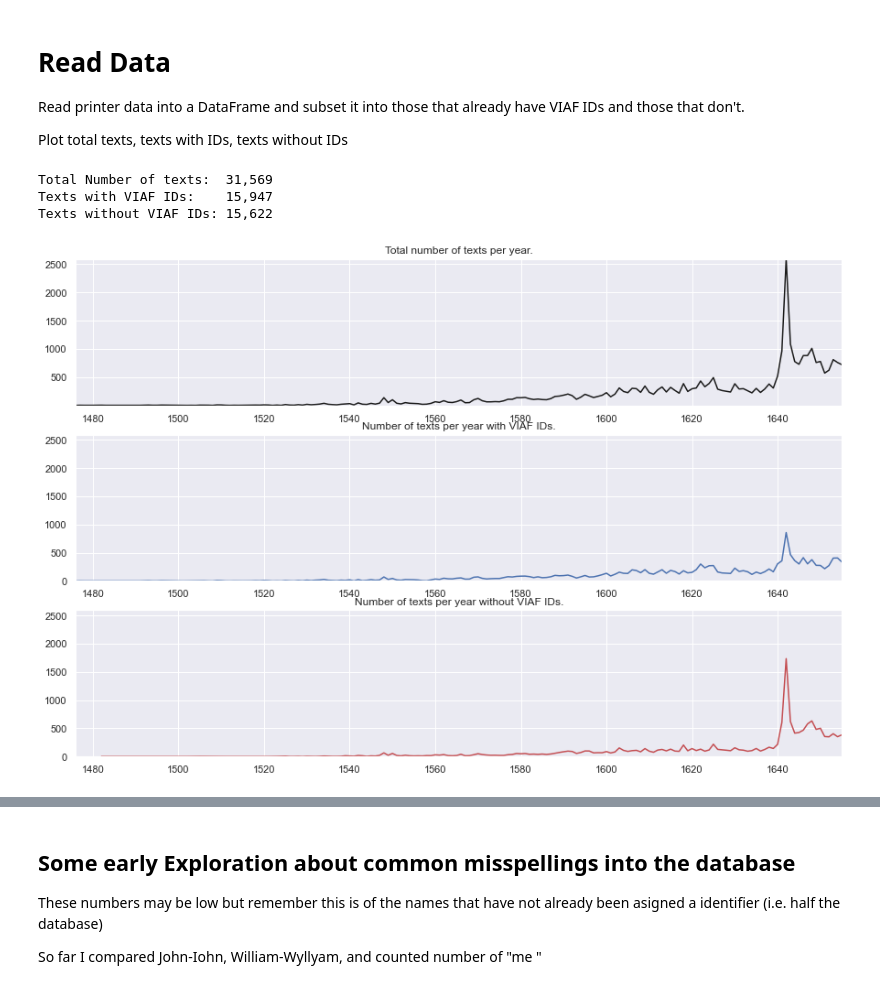
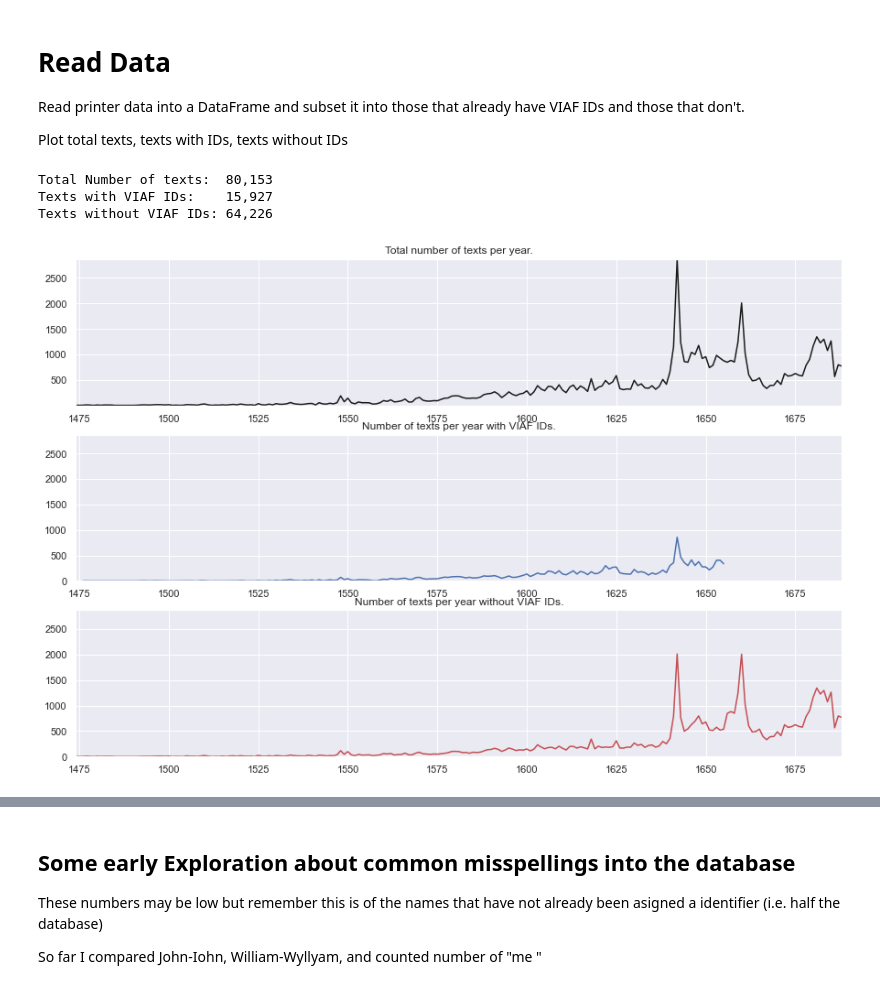
Before and after one commit to ABasu/earlyprint, a Jupyter notebook: ep_printer_metadata.ipynb, the cells around one changed output, grey strips where cells are left out. Cells and saved outputs as stored; diff of their text form; code cells hidden in the pictures.

```diff
--- a/ep_printer_metadata.ipynb
+++ b/ep_printer_metadata.ipynb
@@ -20,40 +20,45 @@ Read printer data into a DataFrame and subset it into those that already have VI
 
 Plot total texts, texts with IDs, texts without IDs
 # %%
-printers_data_file = 'data/pre_1655_printers.csv'
+printers_data_file = 'data/printers_etc.csv'
 printers_df = pd.read_csv(printers_data_file)
 
-viaf_exists = printers_df[~printers_df['Entity Identifiers Column'].isna()]
-viaf_needed = printers_df[printers_df['Entity Identifiers Column'].isna()]
+# This is necessary because some parsedDates have two years (this needs to be fixed)
+# So we just keep the first year and then turn the whole column to ints
+printers_df['parsedDate'] = printers_df['parsedDate'].str[:4]
+printers_df['parsedDate'] = pd.to_numeric(printers_df['parsedDate'])
+
+viaf_exists = printers_df[~printers_df['viafId'].isna()]
+viaf_needed = printers_df[printers_df['viafId'].isna()]
 # %%
 # Change these values to zoom in on shorter yearspans
 start_year = 1400
-end_year = 1660
+end_year = 1750
 
-total_counts = printers_df.groupby(['parsed_year'])['parsed_year'].count()
-viaf_exists_counts = viaf_exists.groupby(['parsed_year'])['parsed_year'].count()
-viaf_needed_counts = viaf_needed.groupby(['parsed_year'])['parsed_year'].count()
+total_counts = printers_df.groupby(['parsedDate'])['parsedDate'].count()
+viaf_exists_counts = viaf_exists.groupby(['parsedDate'])['parsedDate'].count()
+viaf_needed_counts = viaf_needed.groupby(['parsedDate'])['parsedDate'].count()
 
 # Set up the plot
 sns.set_theme(style="darkgrid")
 fig = plt.figure(figsize=(15,10))
 grid = plt.GridSpec(3,1)
 axes = [fig.add_subplot(grid[0, 0]), fig.add_subplot(grid[1, 0]), fig.add_subplot(grid[2, 0])]
 
 sns.lineplot(data=total_counts, x=total_counts.index, y=total_counts.values, color='k', ax=axes[0])
 sns.lineplot(data=viaf_exists_counts, x=viaf_exists_counts.index, y=viaf_exists_counts.values, color='b', ax=axes[1])
 sns.lineplot(data=viaf_needed_counts, x=viaf_needed_counts.index, y=viaf_needed_counts.values, color='r', ax=axes[2])
 
-start_year = start_year if total_counts.index[0] < start_year else total_counts.index[0]
-end_year = end_year if total_counts.index[-1] > end_year else total_counts.index[-1]
+start_year = start_year if int(total_counts.index[0]) < start_year else int(total_counts.index[0])
+end_year = end_year if int(total_counts.index[-1]) > end_year else int(total_counts.index[-1])
 axes[0].set(xlim=(start_year, end_year), ylim=(1, max(total_counts.values)), xlabel=None, title='Total number of texts per year.')
 axes[1].set(xlim=(start_year, end_year), ylim=(0, max(total_counts.values)), xlabel=None, title='Number of texts per year with VIAF IDs.')
 axes[2].set(xlim=(start_year, end_year), ylim=(0, max(total_counts.values)), xlabel=None, title='Number of texts per year without VIAF IDs.')
 
 print('Total Number of texts:  {:,}\nTexts with VIAF IDs:    {:,}\nTexts without VIAF IDs: {:,}'\
           .format(len(printers_df), len(viaf_exists), len(viaf_needed)))
 # %% [output]
-Total Number of texts:  31,569
-Texts with VIAF IDs:    15,947
-Texts without VIAF IDs: 15,622
+Total Number of texts:  80,153
+Texts with VIAF IDs:    15,927
+Texts without VIAF IDs: 64,226
-[figure, old version]
+[figure, new version]
```
Also changed, not shown: parts of 12 cells of this notebook, 1 other file.
